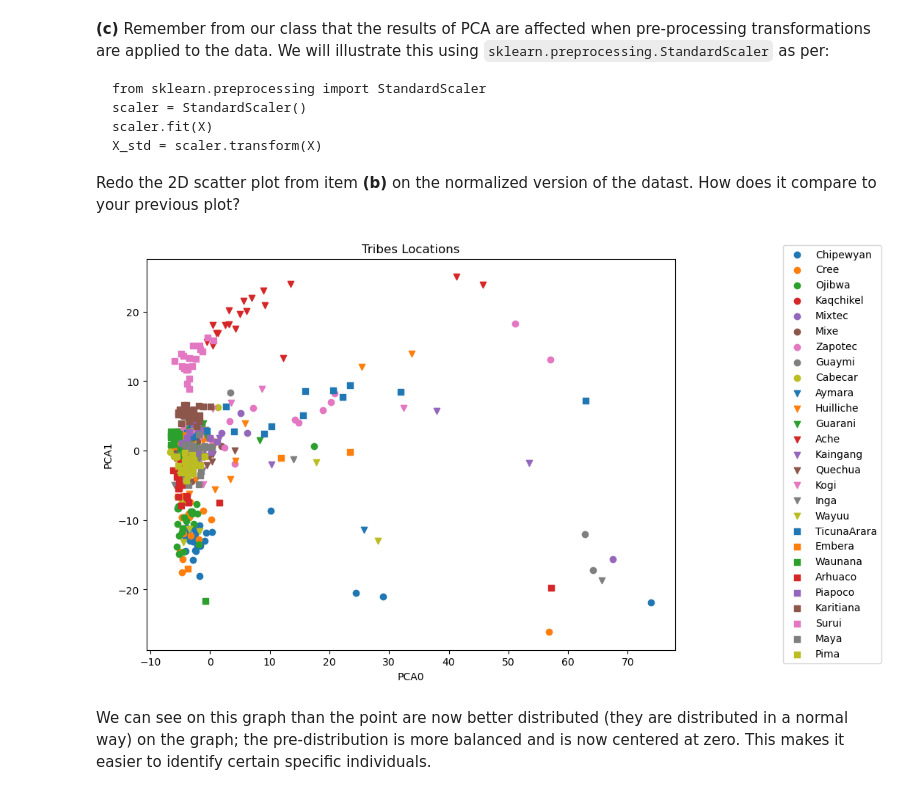
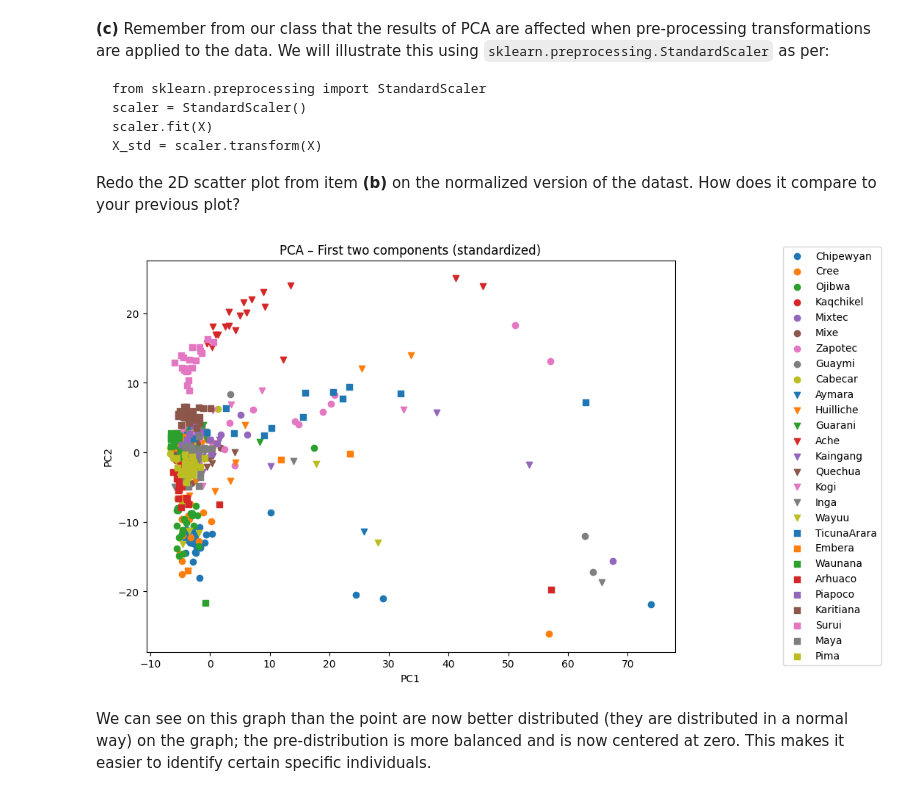
Before and after one commit to leozsc/TP1-ISLA, a Jupyter notebook: TP2/TP2.ipynb, the cells around one changed output. Drawn from its saved outputs; the diff is of its cells as text; code cells hidden in the pictures.

````diff
--- a/TP2/TP2.ipynb
+++ b/TP2/TP2.ipynb
@@ -240,33 +272,26 @@ X_std = scaler.transform(X)
 ```
 Redo the 2D scatter plot from item **(b)** on the normalized version of the datast. How does it compare to your previous plot?
 # %%
-# Here we just apply the PCA to the genetic determinators because the orders variables are what we try to determinate.
-df_process = df.drop(['IndivID', 'PopID', 'Pop', 'Country', 'Continent', 'sex', 'lat', 'long'],axis=1).copy()
-df_process = StandardScaler().fit_transform(df_process)
-pca = PCA()
+from sklearn.preprocessing import StandardScaler
 
-# PCA return a numpy array that we transform the in a DataFrame
-df_process_PCA = pd.DataFrame(pca.fit_transform(df_process))
-df_process_PCA.index = df.index
-df_process_PCA = pd.concat([gdf[['IndivID', 'PopID', 'Pop', 'Country', 'Continent', 'sex', 'lat', 'long']],df_process_PCA],axis=1)
+X_std = StandardScaler().fit_transform(df.iloc[:, 8:].values)
+components_std = PCA().fit_transform(X_std)
 
-# Plotting
 fig, ax = plt.subplots(figsize=(8.0, 6.5))
 plt.subplots_adjust(left=0.0, right=0.90, bottom=0.10, top=0.92)
 marker_list = ['o', 'v', 's']
 colors_list = [f'C{i}' for i in range(9)]
-for i, tribe in enumerate(df_process_PCA['Pop'].unique()):
-    members_tribe = df_process_PCA[df_process_PCA['Pop'] == tribe]
-    ax.scatter(members_tribe[0], members_tribe[1],
-               marker=marker_list[i//9],
-               color=colors_list[i%9], label=tribe)
+for i, tribe in enumerate(df['Pop'].unique()):
+    idx = df['Pop'] == tribe
+    ax.scatter(components_std[idx, 0], components_std[idx, 1],
+               marker=marker_list[i//9], color=colors_list[i%9], label=tribe)
 ax.legend(loc='center right', bbox_to_anchor=(1.4, 0.5))
-ax.set_title('Tribes Locations')
-ax.set_xlabel('PCA0')
-ax.set_ylabel('PCA1')
+ax.set_title('PCA – First two components (standardized)')
+ax.set_xlabel('PC1')
+ax.set_ylabel('PC2')
 fig.show()
 # %% [output]
-[figure, old version]
+[figure, new version]
 # %% [markdown]
 We can see on this graph than the point are now better distributed (they are distributed in a normal way) on the graph; the pre-distribution is more balanced and is now centered at zero. This makes it easier to identify certain specific individuals.
 # %% [markdown]
````
Also changed, not shown: parts of 19 cells of this notebook.
